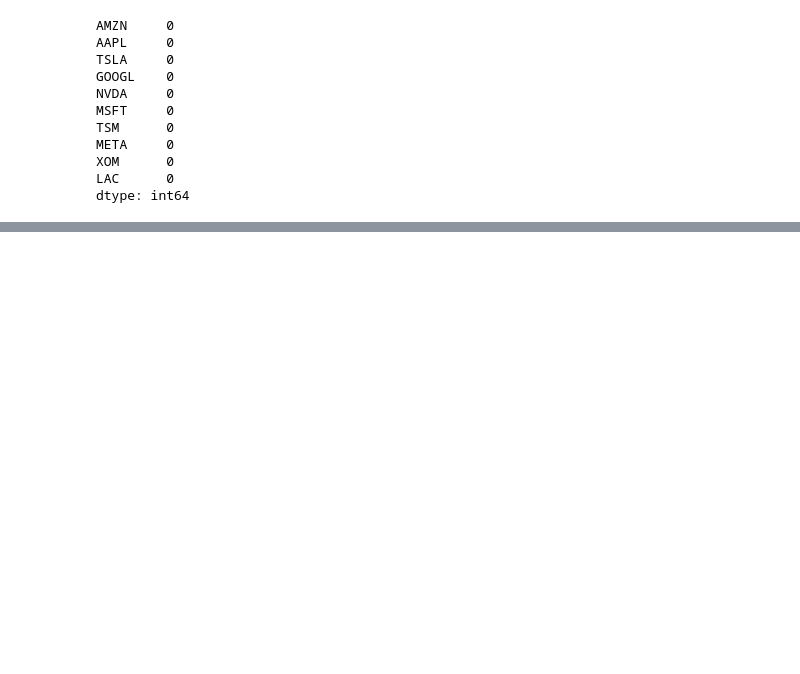
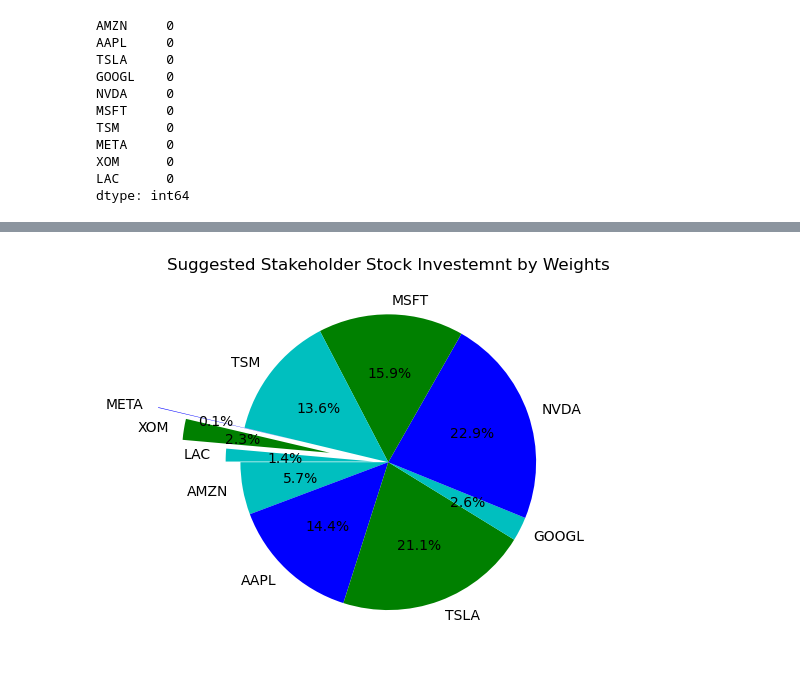
Before and after one commit to Xipilscode/CAPTS-_Comprehensive_Allocation_and_Portfolio_Trading_Solution, a Jupyter notebook: Capital_Allocation_Optimization/Monte_carlo_stocks.ipynb, the cells around one changed output, grey strips where cells are left out. Saved outputs shown, nothing was run; the diff lists cells and outputs as text; code cells hidden in the pictures; blank space fills up the shorter version.

Commit message:
with pie chart for stocks

```diff
--- a/Capital_Allocation_Optimization/Monte_carlo_stocks.ipynb
+++ b/Capital_Allocation_Optimization/Monte_carlo_stocks.ipynb
@@ -482,0 +479,18 @@ assets
+# %%
+slices = all_weights[874,:] # weights of asset list, input weights from monte carlo data, using for loop TBD.
+portfolio_data = portfolio_data.columns # asset list
+cols = ['c','b','g'] # color list in in order of above assets
+# %%
+plt.pie(slices,
+        labels = portfolio_data,
+        colors = cols,
+        startangle = 180,
+        shadow = False,
+        explode =(0,0,0,0,0,0,0,0.6,0.4,0.1),
+        autopct = '%1.1f%%'
+) # sets up the pie chart with descriptions
+
+plt.title('Suggested Stakeholder Stock Investemnt by Weights')
+plt.show()
+# %% [output]
+[figure, added]
```
Also changed, not shown: parts of 23 cells of this notebook.
